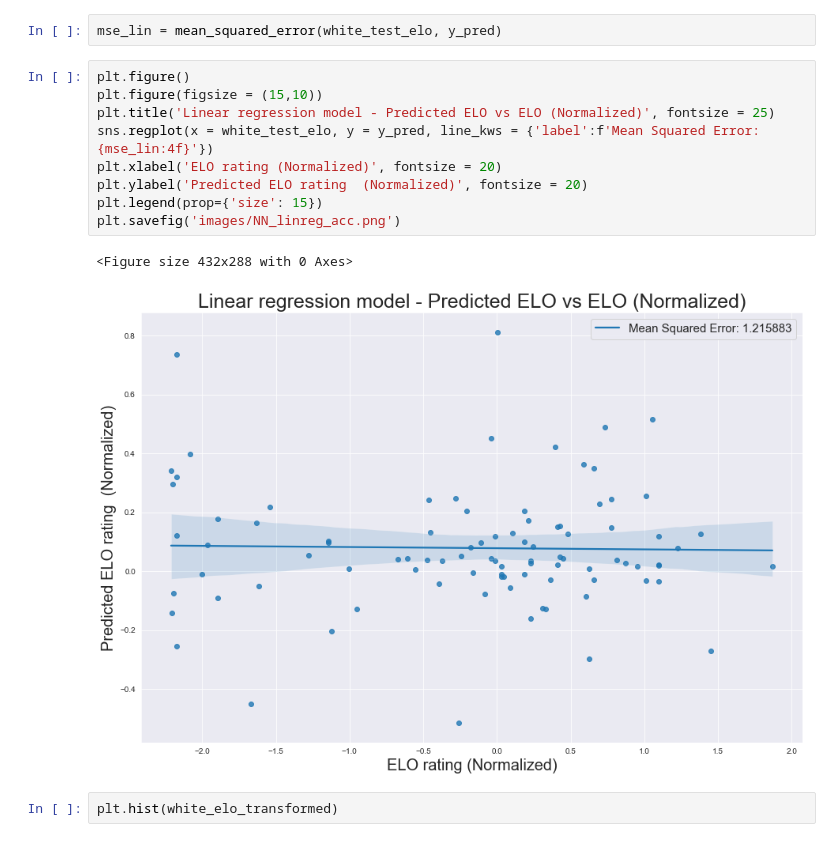
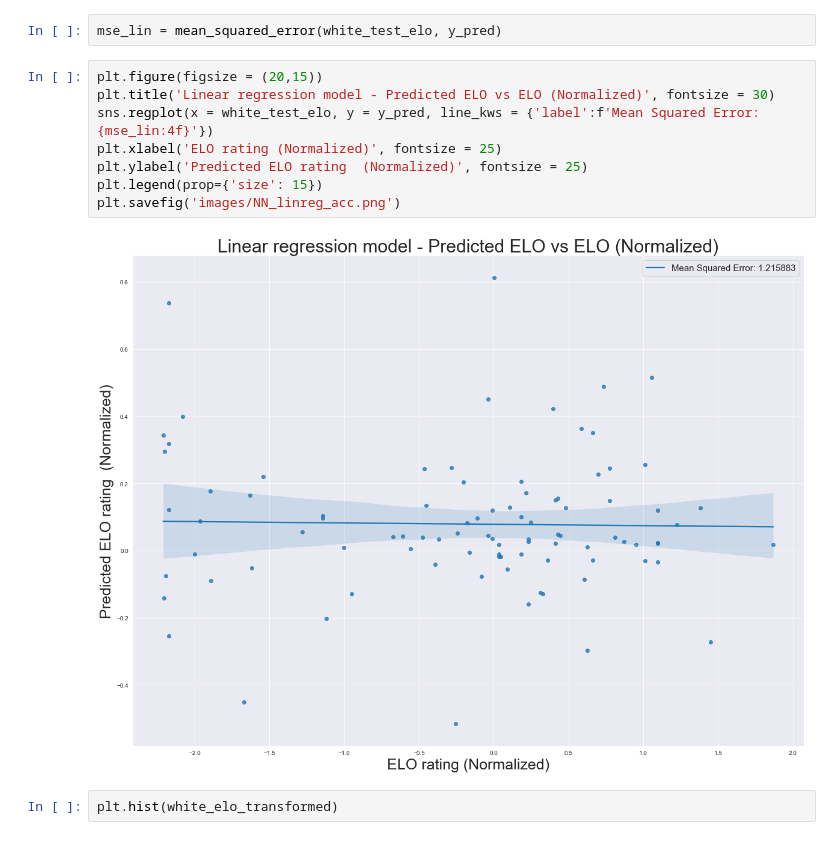
Before and after one commit to ktadgh/Classical-Chess-Predictions, a Jupyter notebook: NeuralNet.ipynb, the cells around one changed output. Drawn from its saved outputs; the diff is of its cells as text.

Commit message:
Changed plot label sizes

```diff
--- a/NeuralNet.ipynb
+++ b/NeuralNet.ipynb
@@ -333,17 +333,15 @@ y_pred = regression.predict(average_cpl_test)
 # %%
 mse_lin = mean_squared_error(white_test_elo, y_pred)
 # %%
-plt.figure()
-plt.figure(figsize = (15,10))
-plt.title('Linear regression model - Predicted ELO vs ELO (Normalized)', fontsize = 25)
+plt.figure(figsize = (20,15))
+plt.title('Linear regression model - Predicted ELO vs ELO (Normalized)', fontsize = 30)
 sns.regplot(x = white_test_elo, y = y_pred, line_kws = {'label':f'Mean Squared Error: {mse_lin:4f}'})
-plt.xlabel('ELO rating (Normalized)', fontsize = 20)
-plt.ylabel('Predicted ELO rating  (Normalized)', fontsize = 20)
+plt.xlabel('ELO rating (Normalized)', fontsize = 25)
+plt.ylabel('Predicted ELO rating  (Normalized)', fontsize = 25)
 plt.legend(prop={'size': 15})
 plt.savefig('images/NN_linreg_acc.png')
 # %% [output]
-<Figure size 432x288 with 0 Axes>
-[figure, old version]
+[figure, new version]
 # %%
 plt.hist(white_elo_transformed)
 # %% [output]
```
Also changed, not shown: parts of 10 cells of this notebook, 2 other files.
